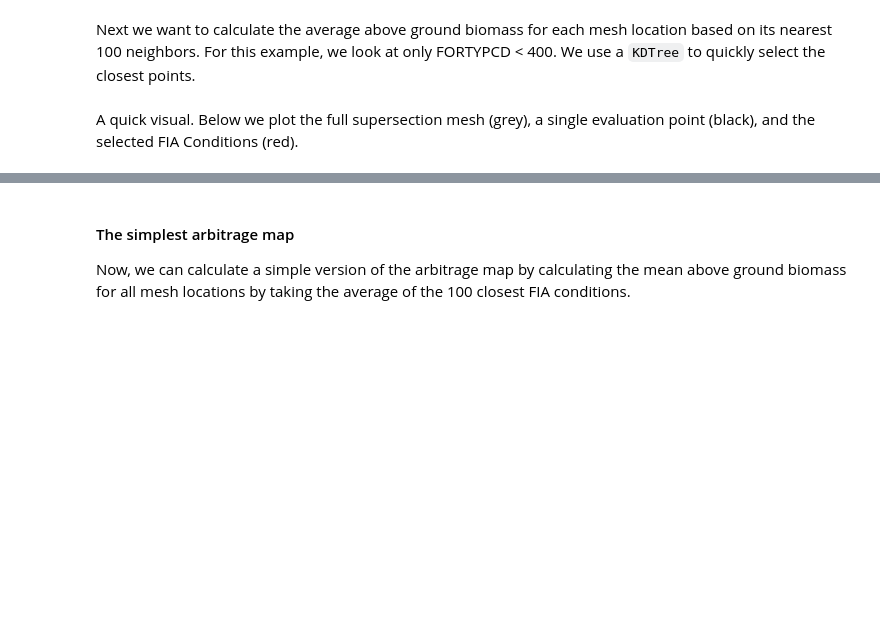
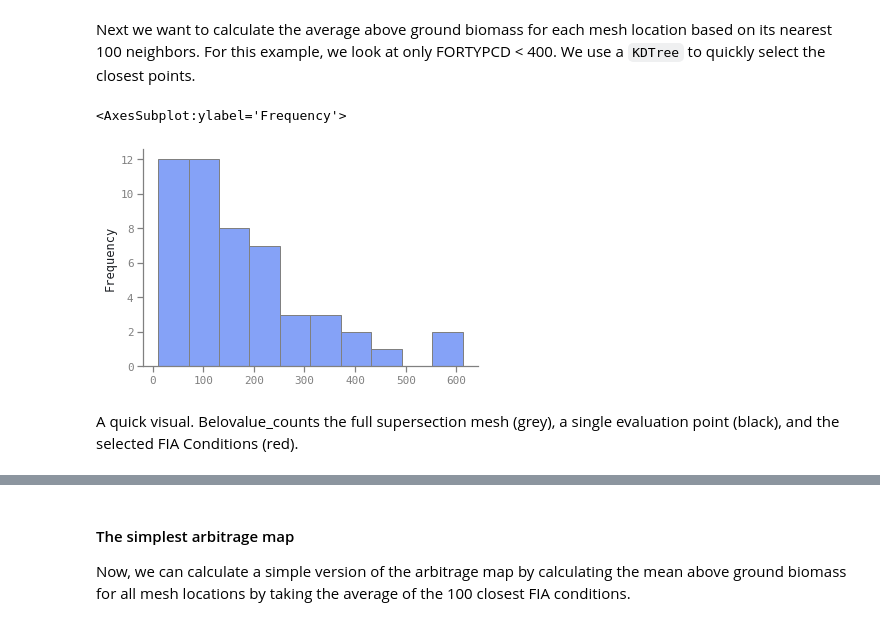
Before and after one commit to carbonplan/forest-offsets, a Jupyter notebook: notebooks/geographic_arbitrage.ipynb, the cells around one changed output, grey strips where cells are left out. Cells and saved outputs as stored; diff of their text form; code cells hidden in the pictures; blank space fills up the shorter version.

```diff
--- a/notebooks/geographic_arbitrage.ipynb
+++ b/notebooks/geographic_arbitrage.ipynb
@@ -45,0 +143,11 @@ display(df.head())
+# %%
+df_ca = load_fia_state_long("ca")
+df_or = load_fia_state_long("or")
+df = pd.concat([df_ca, df_or], axis=0, ignore_index=True)
+df = df[(df['MEASYEAR'] > 2000) & (df['MEASYEAR'] < 2015)]
+df = df[(df['OWNCD'] == 46)]
+
+# project to Albers
+df = df.to_crs(crs)
+
+display(df.head())
@@ -70,13 +194,13 @@ nearest 100 neighbors. For this example, we look at only FORTYPCD < 400. We use
 quickly select the closest points.
 # %%
 # get a subset of the FIA table
-subset_df = df[df["forest_type"] < 400]
+subset_df = df[df["FORTYPCD"] < 400]
 
 # create the KDTree
 tree = KDTree(np.stack([subset_df.geometry.x.values, subset_df.geometry.y.values], axis=1))
 
 # pick a sample point in the mesh
-pind = 1500
+pind = 300
 p = supersection_mesh.geometry.iloc[pind]
 xy = (p.x, p.y)
 
@@ -85,8 +209,13 @@ inds = tree.query([xy], k=100, return_distance=False)[0]
 
 # Finally, pull out the 100 conds from the FIA table
 p_plots = subset_df.iloc[inds]
+# %%
+p_plots[p_plots['FORTYPCD'] == 201]['slag_co2e_acre'].plot.hist()
+# %% [output]
+<AxesSubplot:ylabel='Frequency'>
+[figure, added]
 # %% [markdown]
-A quick visual. Below we plot the full supersection mesh (grey), a single evaluation point (black),
+A quick visual. Belovalue_counts the full supersection mesh (grey), a single evaluation point (black),
 and the selected FIA Conditions (red).
 # %%
 fig, ax = plt.subplots(figsize=(5, 10))
```
Also changed, not shown: parts of 15 cells of this notebook.
